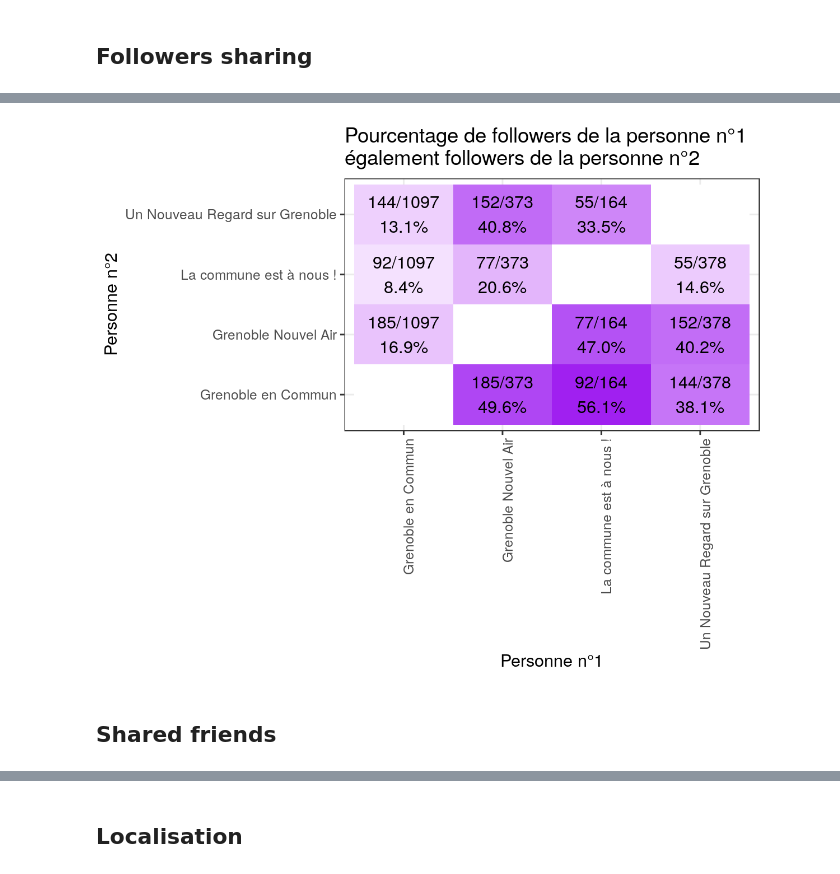
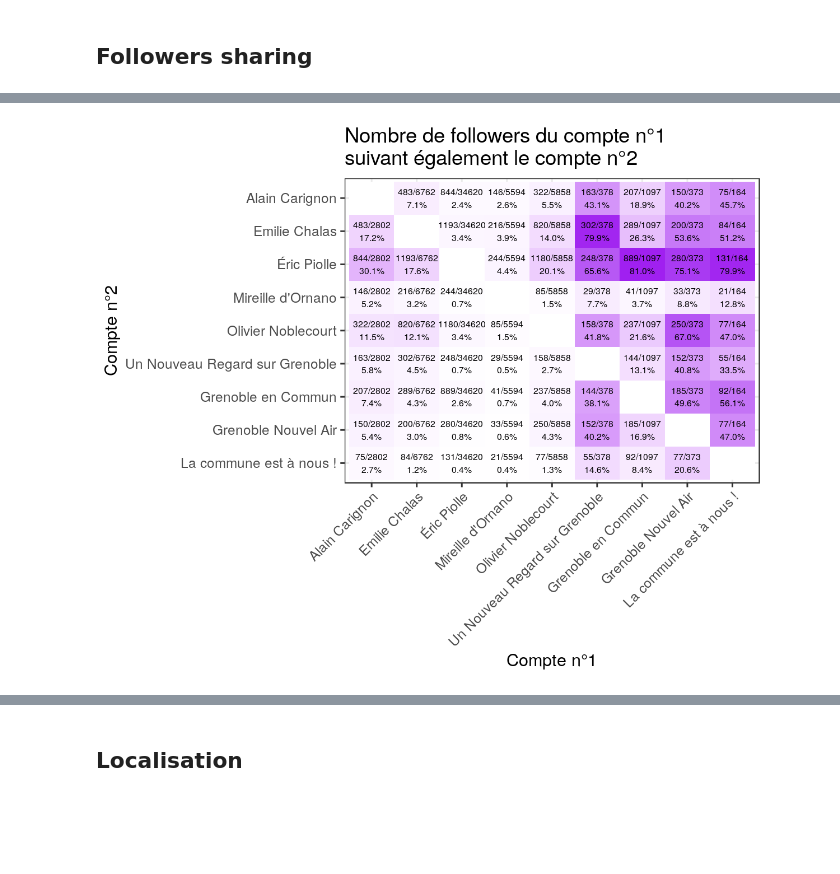
Before and after one commit to Ezibenroc/twitter_data, a Jupyter notebook: analysis_followers.ipynb, the cells around one changed output, grey strips where cells are left out. Saved outputs shown, nothing was run; the diff lists cells and outputs as text; code cells hidden in the pictures; blank space fills up the shorter version.

Commit message:
Tuning of the followers plots

```diff
--- a/analysis_followers.ipynb
+++ b/analysis_followers.ipynb
@@ -22,12 +22,14 @@ users = {
     'onoblecourt': 'Grenoble Nouvel Air',
     'GrenobleNvAir': 'Grenoble Nouvel Air',
     'CommuneEstANous': 'La commune est à nous !',
+    'MireilledOrnano': 'Mieux vivre à Grenoble',
 }
 names = {
     'EricPiolle': 'Éric Piolle',
     'EmilieCChalas': 'Emilie Chalas',
     'CarignonAlain': 'Alain Carignon',
     'onoblecourt': 'Olivier Noblecourt',
+    'MireilledOrnano': "Mireille d'Ornano",
     'Grenoble_Commun': 'Grenoble en Commun',
     'Chalas2020': 'Un Nouveau Regard sur Grenoble',
     'GrenobleNvAir': 'Grenoble Nouvel Air',
@@ -38,7 +40,8 @@ colors = {
     'Un Nouveau Regard sur Grenoble': '#ffb400',
     'Grenoble le Changement': '#0066CC',
     'Grenoble Nouvel Air': '#ff8080',
-    'La commune est à nous !': '#bb0000'
+    'La commune est à nous !': '#bb0000',
+    'Mieux vivre à Grenoble': '#0D378A'
 }
 colors2 = {names[n]: colors[users[n]] for n in names}
 # %%
@@ -47,6 +50,7 @@ follower_files = [
     'followers/EmilieCChalas.csv',
     'followers/onoblecourt.csv',
     'followers/EricPiolle.csv',
+    'followers/MireilledOrnano.csv',
 ]
 
 friend_files = [
@@ -54,16 +58,17 @@ friend_files = [
     'friends/EmilieCChalas.csv',
     'friends/onoblecourt.csv',
     'friends/EricPiolle.csv',
+    'friends/MireilledOrnano.csv',
 ]
 
-follower_files = [
+follower_files += [
     'followers_lists/Grenoble_Commun.csv',
     'followers_lists/GrenobleNvAir.csv',
     'followers_lists/Chalas2020.csv',
     'followers_lists/CommuneEstANous.csv',
 ]
 
-friend_files = [
+friend_files += [
     'friends_lists/Grenoble_Commun.csv',
     'friends_lists/GrenobleNvAir.csv',
     'friends_lists/Chalas2020.csv',
@@ -145,22 +152,34 @@ shared_followers
 # %%
 %%R -i shared_followers -w 6 -h 5 --units in -r 200
 
 library(ggplot2)
+
+order_list = c(
+    'Alain Carignon',
+    'Emilie Chalas',
+    'Éric Piolle',
+    "Mireille d'Ornano",
+    'Olivier Noblecourt',
+    'Un Nouveau Regard sur Grenoble',
+    'Grenoble en Commun',
+    'Grenoble Nouvel Air',
+    'La commune est à nous !'
+)
 
 plot = ggplot(shared_followers) +
     aes(x=candidate, y=other, fill=percent_shared) +
     geom_tile() +
     theme_bw() +
     scale_fill_gradient2(high = "purple") +
-    geom_text(aes(label = text), color = "black") +
-    xlab('Personne n°1') +
-    ylab('Personne n°2') +
+    geom_text(aes(label = text), color = "black", size=2) +
+    xlab('Compte n°1') +
+    ylab('Compte n°2') +
     theme(legend.position='none') +
-    theme(axis.text.x = element_text(angle = 90, hjust = 1)) +
-    ggtitle('Pourcentage de followers de la personne n°1\négalement followers de la personne n°2')
-#ggsave('/tmp/shared_followers.png', plot, width=6, height=5)
+    theme(axis.text.x = element_text(angle = 45, hjust = 1)) +
+    scale_x_discrete(limits=order_list) +
+    scale_y_discrete(limits=rev(order_list)) +
+    ggtitle('Nombre de followers du compte n°1\nsuivant également le compte n°2')
+ggsave('/tmp/shared_followers.png', plot, width=7, height=6)
 plot
 # %% [output]
-[figure, old version]
+[figure, new version]
-# %% [markdown]
-## Shared friends
```
Also changed, not shown: parts of 14 cells of this notebook.
